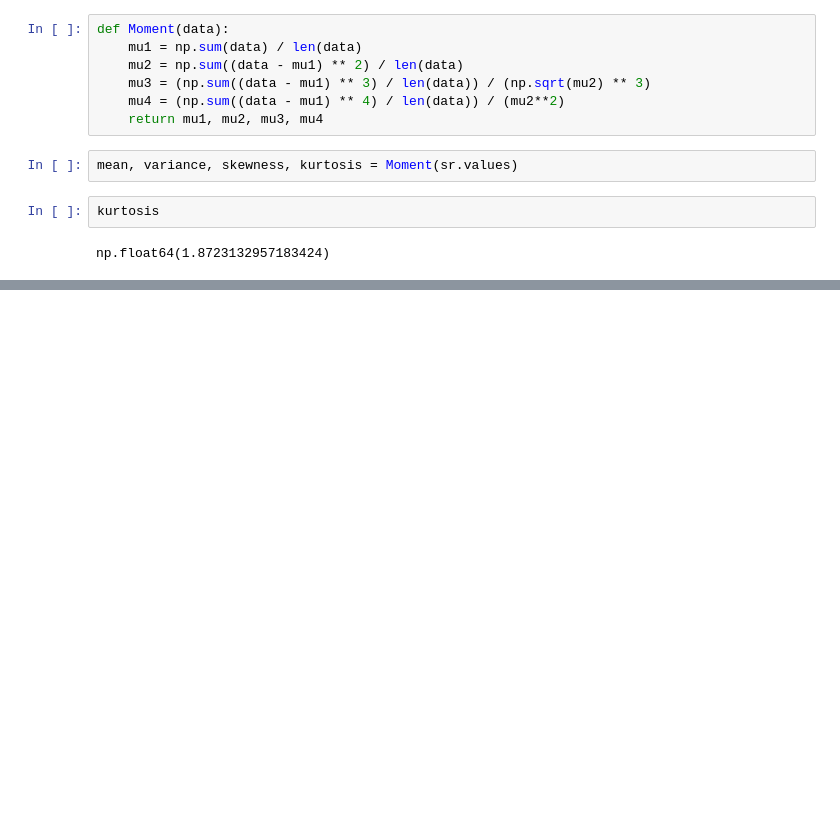
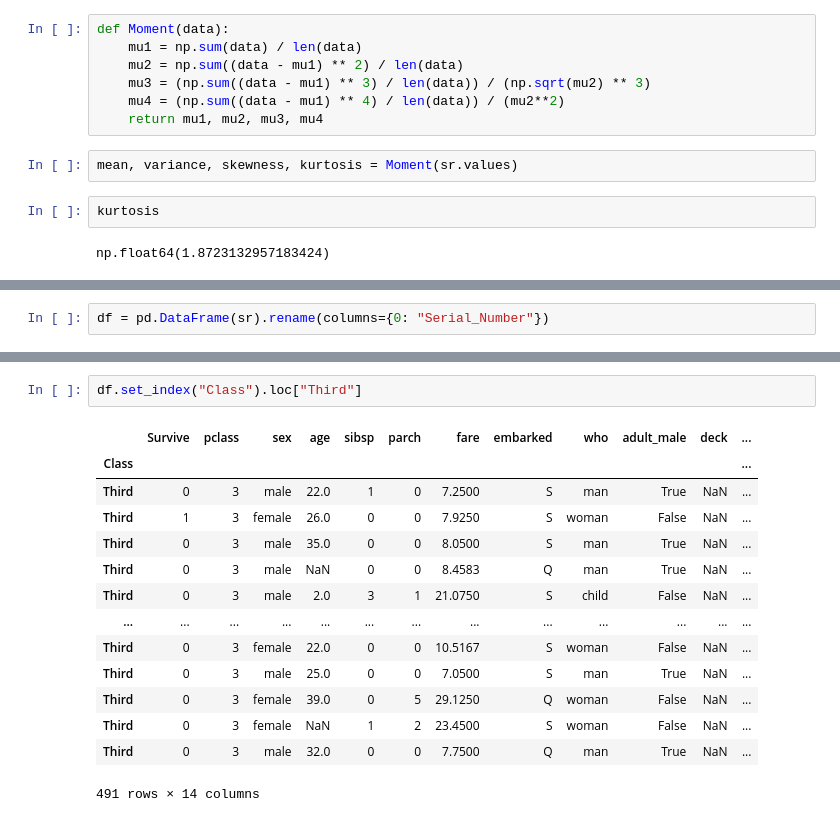
Before and after one commit to gauravgulia26/DataScience_Toolkit, a Jupyter notebook: libraries/pandas/pandas_day2.ipynb, the cells around one changed output, grey strips where cells are left out. Cells and saved outputs as stored; diff of their text form; blank space fills up the shorter version.

```diff
--- a/libraries/pandas/pandas_day2.ipynb
+++ b/libraries/pandas/pandas_day2.ipynb
@@ -41,0 +69,2 @@ np.float64(1.8723132957183424)
+# %%
+df = pd.DataFrame(sr).rename(columns={0: "Serial_Number"})
@@ -41,0 +361,17 @@ np.float64(1.8723132957183424)
+# %%
+df.set_index("Class").loc["Third"]
+# %% [output]
+|  | Survive | pclass | sex | age | sibsp | parch | fare | embarked | who | adult_male | deck | ... |
+| Class |  |  |  |  |  |  |  |  |  |  |  | ... |
+| Third | 0 | 3 | male | 22.0 | 1 | 0 | 7.2500 | S | man | True | NaN | ... |
+| Third | 1 | 3 | female | 26.0 | 0 | 0 | 7.9250 | S | woman | False | NaN | ... |
+| Third | 0 | 3 | male | 35.0 | 0 | 0 | 8.0500 | S | man | True | NaN | ... |
+| Third | 0 | 3 | male | NaN | 0 | 0 | 8.4583 | Q | man | True | NaN | ... |
+| Third | 0 | 3 | male | 2.0 | 3 | 1 | 21.0750 | S | child | False | NaN | ... |
+| ... | ... | ... | ... | ... | ... | ... | ... | ... | ... | ... | ... | ... |
+| Third | 0 | 3 | female | 22.0 | 0 | 0 | 10.5167 | S | woman | False | NaN | ... |
+| Third | 0 | 3 | male | 25.0 | 0 | 0 | 7.0500 | S | man | True | NaN | ... |
+| Third | 0 | 3 | female | 39.0 | 0 | 5 | 29.1250 | Q | woman | False | NaN | ... |
+| Third | 0 | 3 | female | NaN | 1 | 2 | 23.4500 | S | woman | False | NaN | ... |
+| Third | 0 | 3 | male | 32.0 | 0 | 0 | 7.7500 | Q | man | True | NaN | ... |
+491 rows × 14 columns
```
Also changed, not shown: parts of 40 cells of this notebook.
